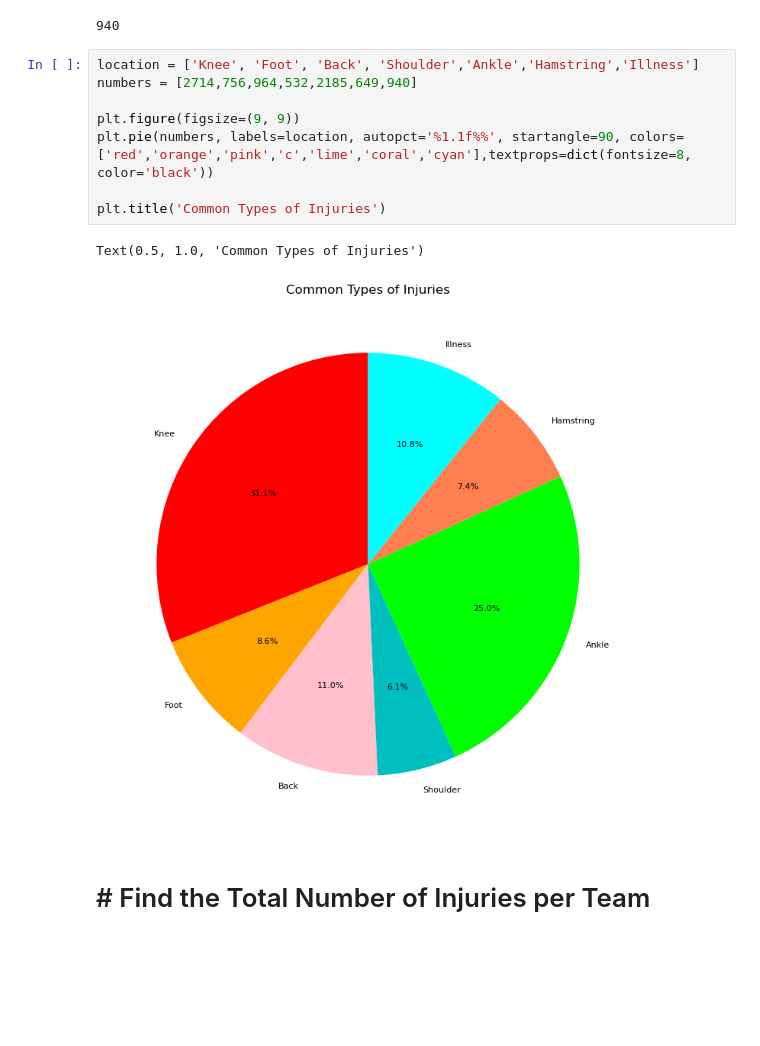
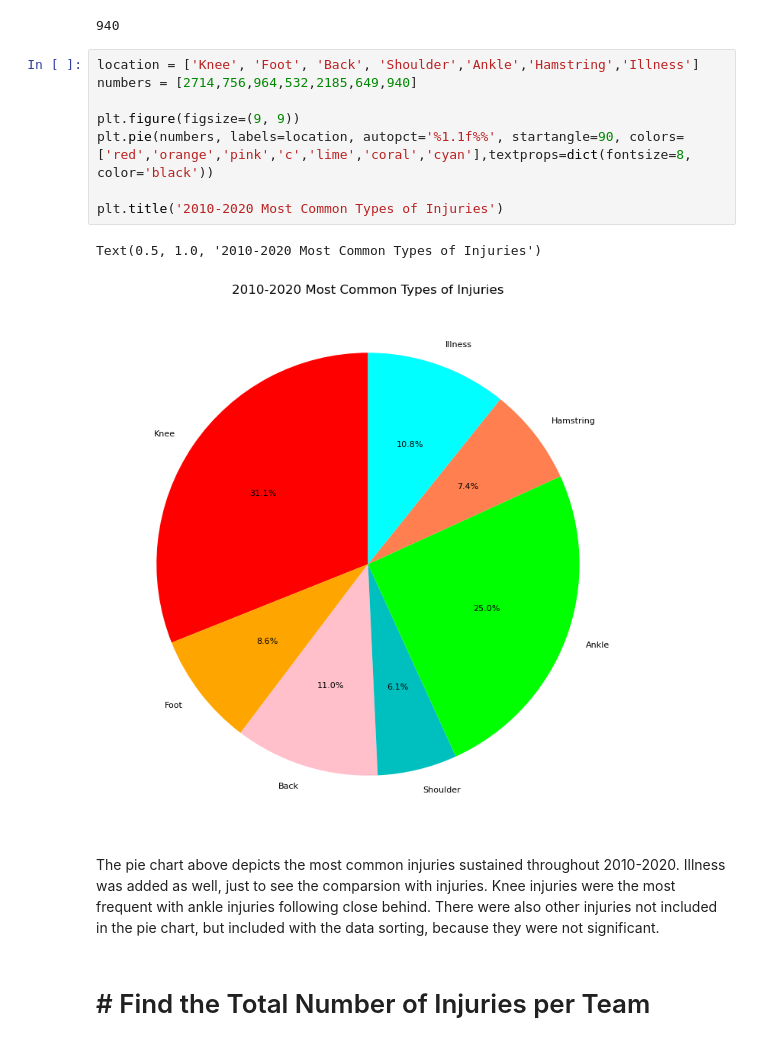
Before and after one commit to paulhji/team_gaap_project1, a Jupyter notebook: NBA Injuries.ipynb, the cells around one changed output. Drawn from its saved outputs; the diff is of its cells as text; blank space fills up the shorter version.

```diff
--- a/NBA Injuries.ipynb
+++ b/NBA Injuries.ipynb
@@ -216,14 +216,16 @@ total_illness_count
 # %%
 location = ['Knee', 'Foot', 'Back', 'Shoulder','Ankle','Hamstring','Illness']
 numbers = [2714,756,964,532,2185,649,940]
 
 plt.figure(figsize=(9, 9))
 plt.pie(numbers, labels=location, autopct='%1.1f%%', startangle=90, colors=['red','orange','pink','c','lime','coral','cyan'],textprops=dict(fontsize=8, color='black'))
 
-plt.title('Common Types of Injuries')
+plt.title('2010-2020 Most Common Types of Injuries')
 # %% [output]
-Text(0.5, 1.0, 'Common Types of Injuries')
+Text(0.5, 1.0, '2010-2020 Most Common Types of Injuries')
-[figure, old version]
+[figure, new version]
+# %% [markdown]
+The pie chart above depicts the most common injuries sustained throughout 2010-2020. Illness was added as well, just to see the comparsion with injuries. Knee injuries were the most frequent with ankle injuries following close behind. There were also other injuries not included in the pie chart, but included with the data sorting, because they were not significant.
 # %% [markdown]
 # # Find the Total Number of Injuries per Team
 # %%
```
Also changed, not shown: parts of 4 cells of this notebook.
